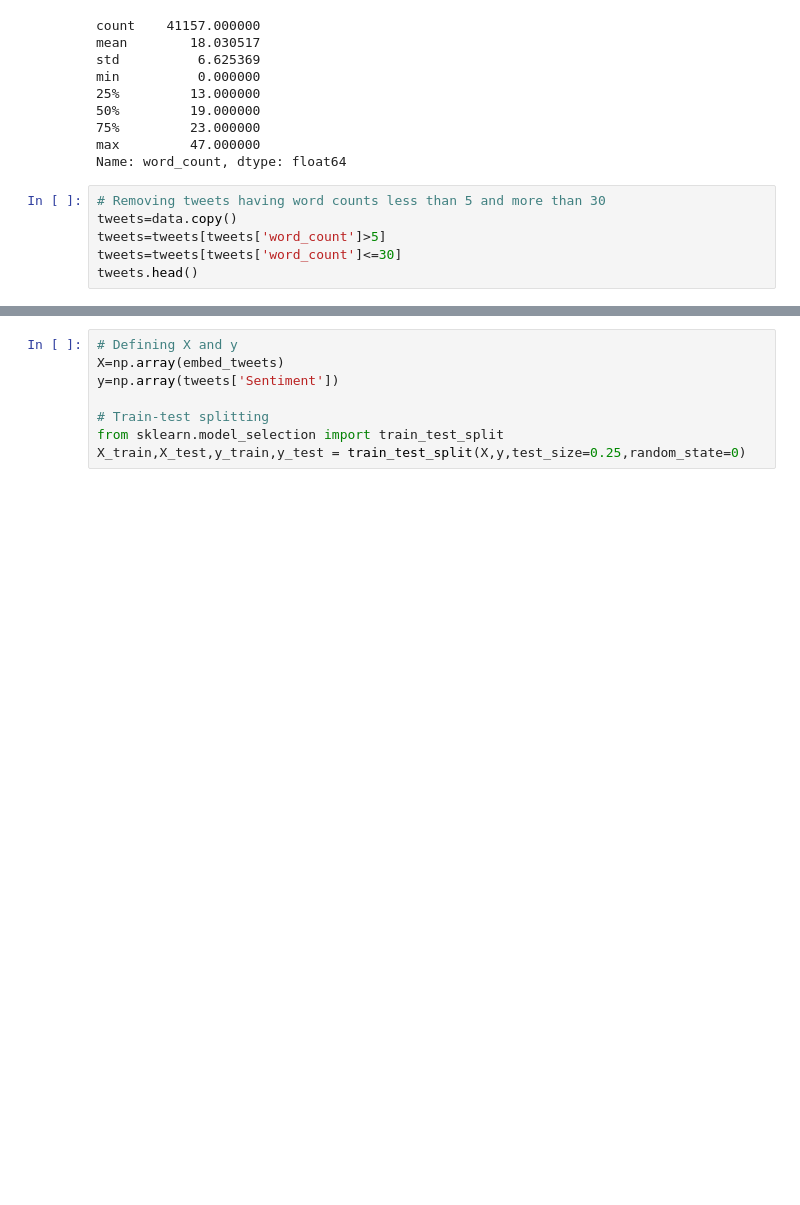
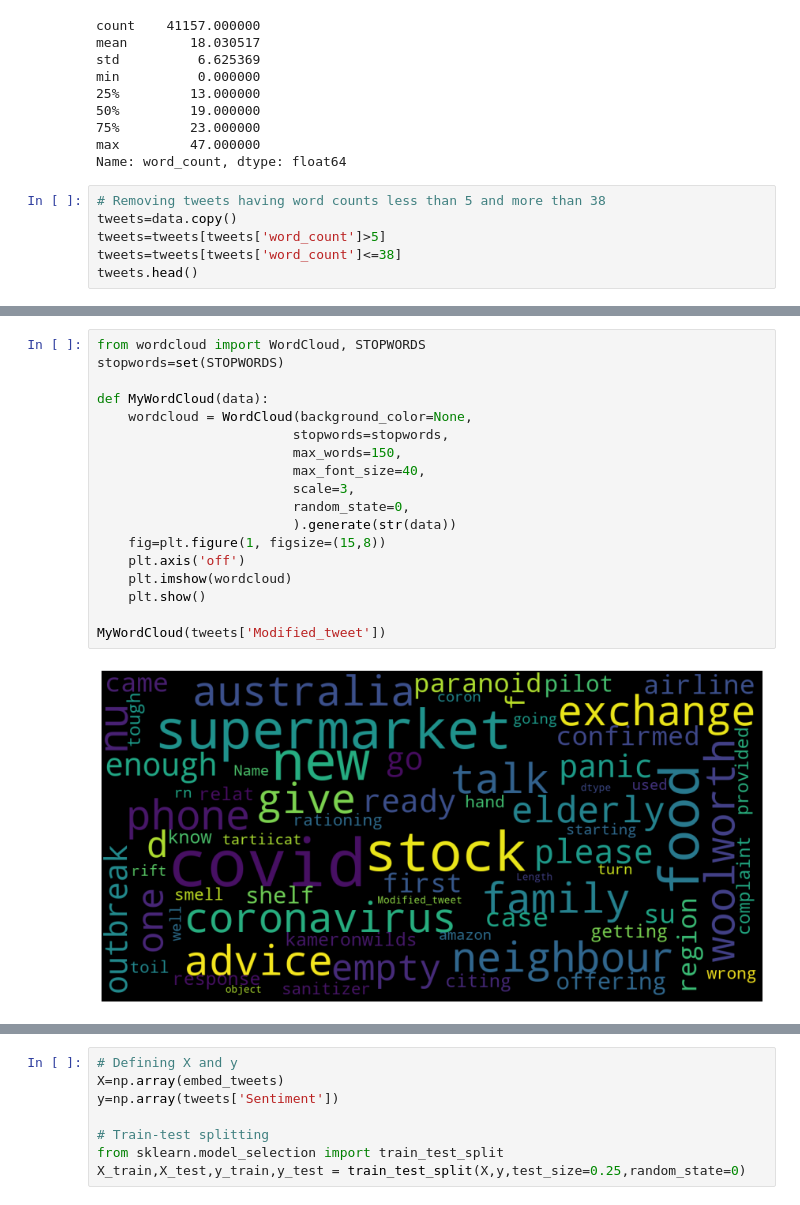
Before and after one commit to SubhadipGhosh07/Coronavirus-Tweet-Sentiment-Analysis, a Jupyter notebook: Coronavirus_Tweet_Sentiment_Analysis.ipynb, the cells around one changed output, grey strips where cells are left out. Saved outputs shown, nothing was run; the diff lists cells and outputs as text; blank space fills up the shorter version.

```diff
--- a/Coronavirus_Tweet_Sentiment_Analysis.ipynb
+++ b/Coronavirus_Tweet_Sentiment_Analysis.ipynb
@@ -247,9 +282,9 @@ min          0.000000
 max         47.000000
 Name: word_count, dtype: float64
 # %%
-# Removing tweets having word counts less than 5 and more than 30
+# Removing tweets having word counts less than 5 and more than 38
 tweets=data.copy()
 tweets=tweets[tweets['word_count']>5]
-tweets=tweets[tweets['word_count']<=30]
+tweets=tweets[tweets['word_count']<=38]
 tweets.head()
 # %% [output]
@@ -295,3 +327,23 @@ tweets.head()
+# %%
+from wordcloud import WordCloud, STOPWORDS
+stopwords=set(STOPWORDS)
+
+def MyWordCloud(data):
+    wordcloud = WordCloud(background_color=None,
+                         stopwords=stopwords,
+                         max_words=150,
+                         max_font_size=40,
+                         scale=3,
+                         random_state=0,
+                         ).generate(str(data))
+    fig=plt.figure(1, figsize=(15,8))
+    plt.axis('off')
+    plt.imshow(wordcloud)
+    plt.show()
+
+MyWordCloud(tweets['Modified_tweet'])
+# %% [output]
+[figure, added]
 # %%
 # Plotting the counts of Sentiment
 plt.figure(figsize=(8,5))
```
Also changed, not shown: parts of 45 cells of this notebook.
